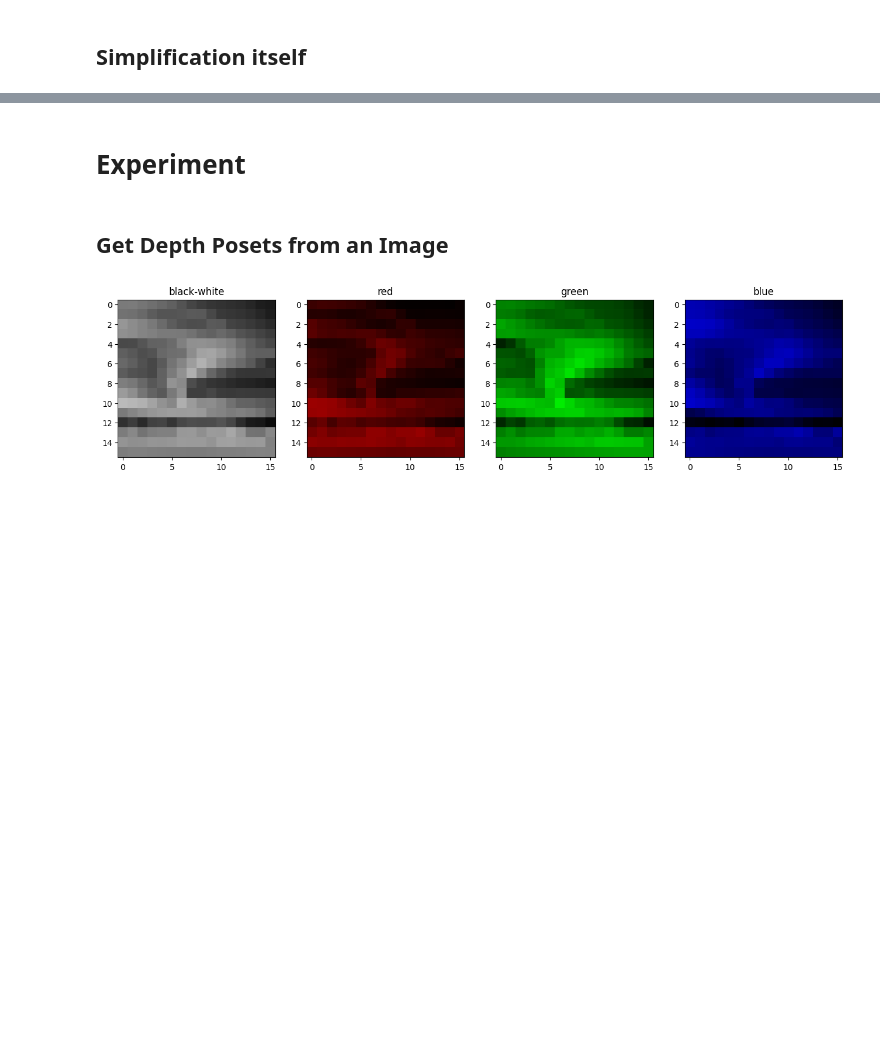
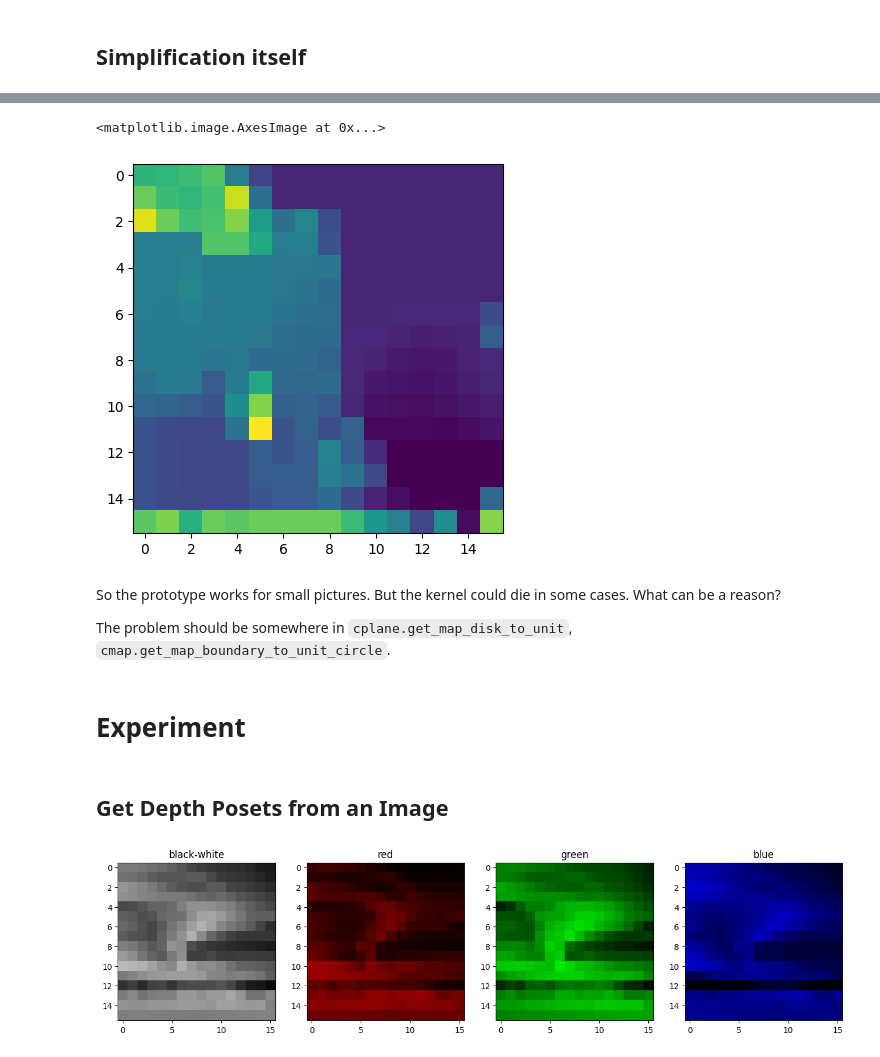
Before and after one commit to zimfv/depth-poset, a Jupyter notebook: notebooks/Simplify Picture.ipynb, the cells around one changed output, grey strips where cells are left out. Saved outputs shown, nothing was run; the diff lists cells and outputs as text; code cells hidden in the pictures; blank space fills up the shorter version.

```diff
--- a/notebooks/Simplify Picture.ipynb
+++ b/notebooks/Simplify Picture.ipynb
@@ -1141,3 +763,12 @@ class DepthSimplifyer:
+# %%
+plt.imshow(simplification.represent_conical())
+# %% [output]
+<matplotlib.image.AxesImage at 0x...>
+[figure, added]
+# %% [markdown]
+So the prototype works for small pictures. But the kernel could die in some cases. What can be a reason?
+
+The problem should be somewhere in `cplane.get_map_disk_to_unit`, `cmap.get_map_boundary_to_unit_circle`.
 # %% [markdown]
 # Experiment
 # %% [markdown]
```
Also changed, not shown: parts of 37 cells of this notebook, 2 other files.
